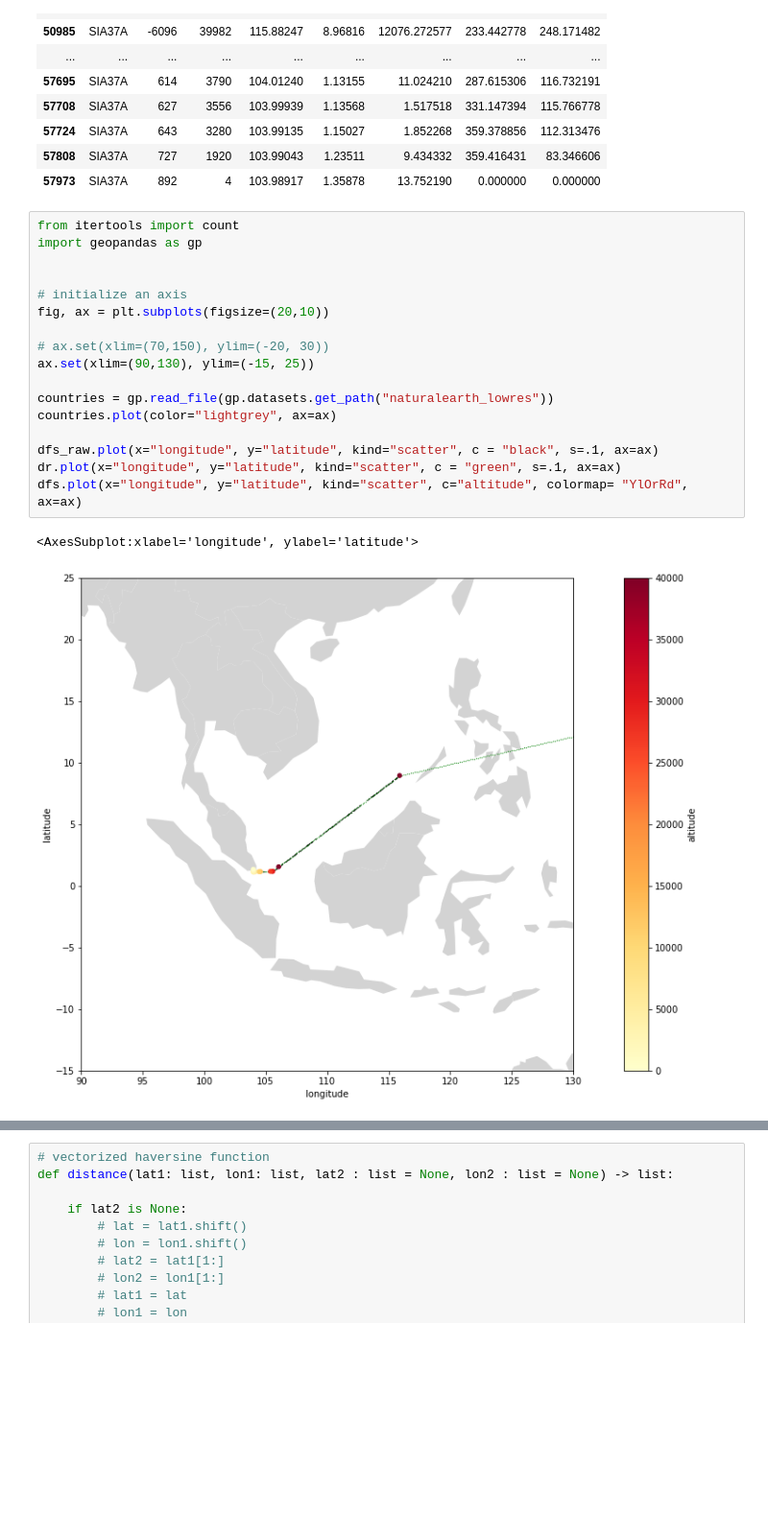
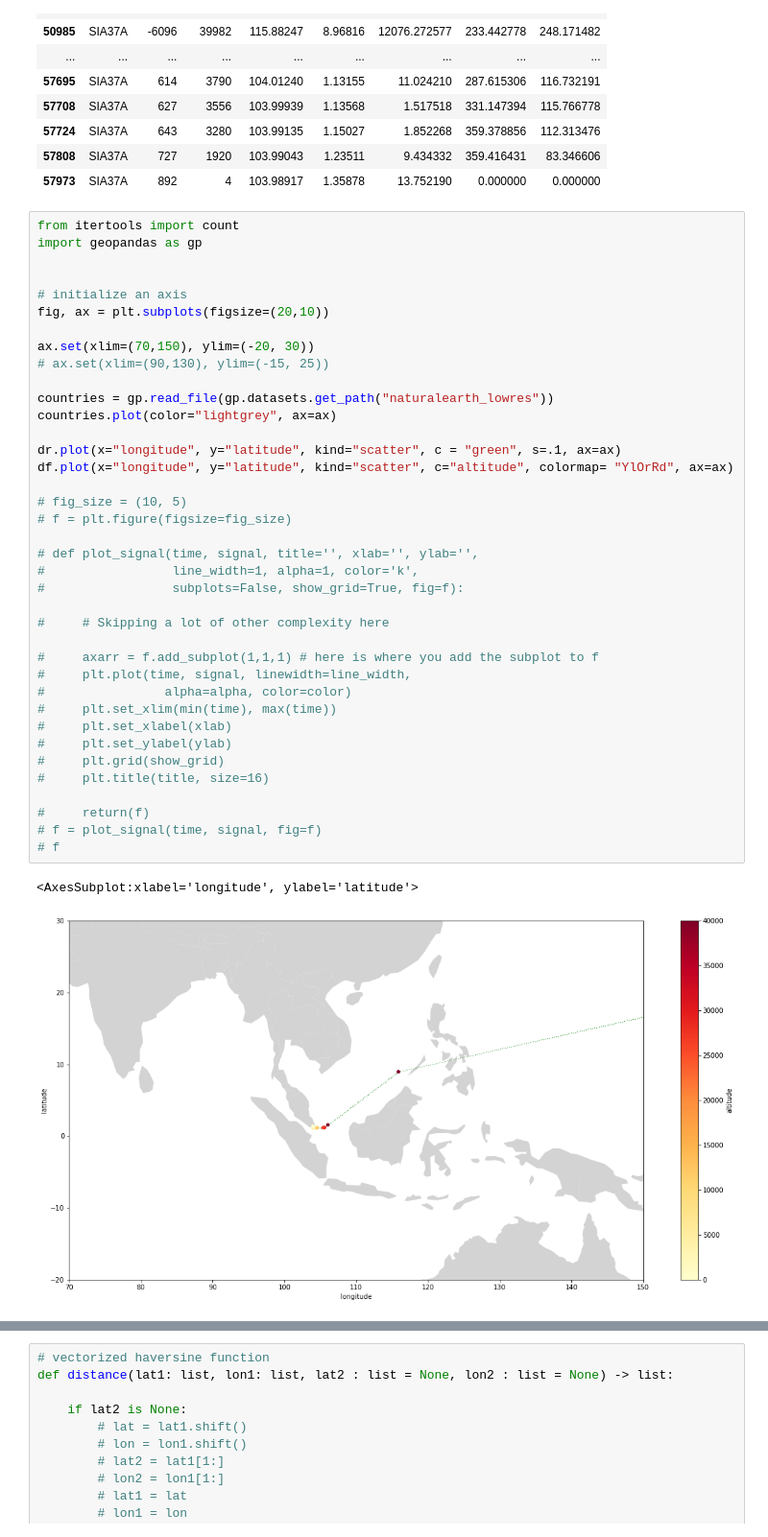
Before and after one commit to michaschultz/mobileSector, a Jupyter notebook: msdata/prepareFIR.ipynb, the cells around one changed output, grey strips where cells are left out. Shown: that part at 96% size. Saved outputs shown, nothing was run; the diff lists cells and outputs as text; blank space fills up the shorter version.

```diff
--- a/msdata/prepareFIR.ipynb
+++ b/msdata/prepareFIR.ipynb
@@ -303,23 +327,44 @@ dfs
 # %%
 from itertools import count
 import geopandas as gp
 
 
 # initialize an axis
 fig, ax = plt.subplots(figsize=(20,10))
 
-# ax.set(xlim=(70,150), ylim=(-20, 30))
-ax.set(xlim=(90,130), ylim=(-15, 25))
+ax.set(xlim=(70,150), ylim=(-20, 30))
+# ax.set(xlim=(90,130), ylim=(-15, 25))
 
 countries = gp.read_file(gp.datasets.get_path("naturalearth_lowres"))
 countries.plot(color="lightgrey", ax=ax)
 
-dfs_raw.plot(x="longitude", y="latitude", kind="scatter", c = "black", s=.1, ax=ax)
 dr.plot(x="longitude", y="latitude", kind="scatter", c = "green", s=.1, ax=ax)
-dfs.plot(x="longitude", y="latitude", kind="scatter", c="altitude", colormap= "YlOrRd", ax=ax)
+df.plot(x="longitude", y="latitude", kind="scatter", c="altitude", colormap= "YlOrRd", ax=ax)
+
+# fig_size = (10, 5)
+# f = plt.figure(figsize=fig_size)
+
+# def plot_signal(time, signal, title='', xlab='', ylab='',
+#                 line_width=1, alpha=1, color='k',
+#                 subplots=False, show_grid=True, fig=f):
+
+#     # Skipping a lot of other complexity here
+
+#     axarr = f.add_subplot(1,1,1) # here is where you add the subplot to f
+#     plt.plot(time, signal, linewidth=line_width,
+#                alpha=alpha, color=color)
+#     plt.set_xlim(min(time), max(time))
+#     plt.set_xlabel(xlab)
+#     plt.set_ylabel(ylab)
+#     plt.grid(show_grid)
+#     plt.title(title, size=16)
+
+#     return(f)
+# f = plot_signal(time, signal, fig=f)
+# f
 # %% [output]
 <AxesSubplot:xlabel='longitude', ylabel='latitude'>
-[figure, old version]
+[figure, new version]
 # %%
 from pyproj import Transformer
 wgs2merc = Transformer.from_crs("epsg:4326", "epsg:3857")
```
Also changed, not shown: parts of 7 cells of this notebook, 2 other files.
